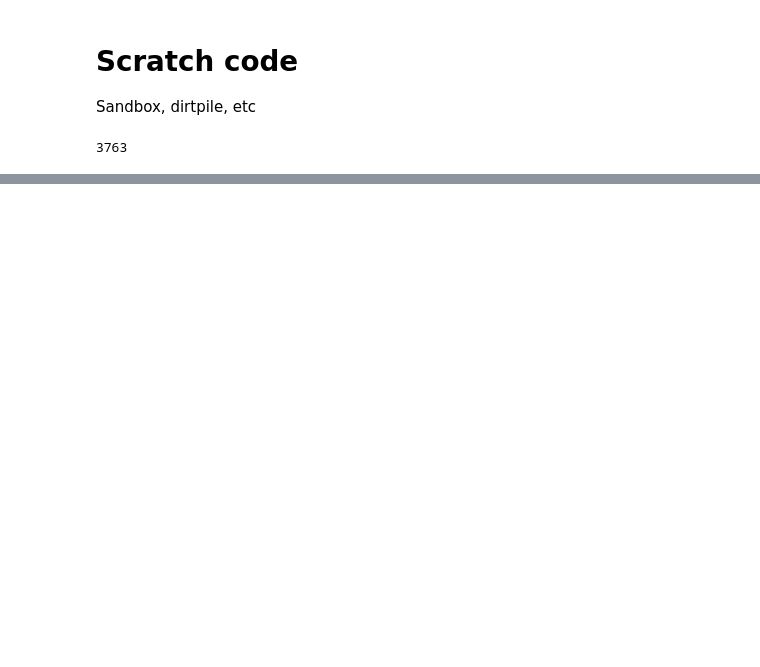
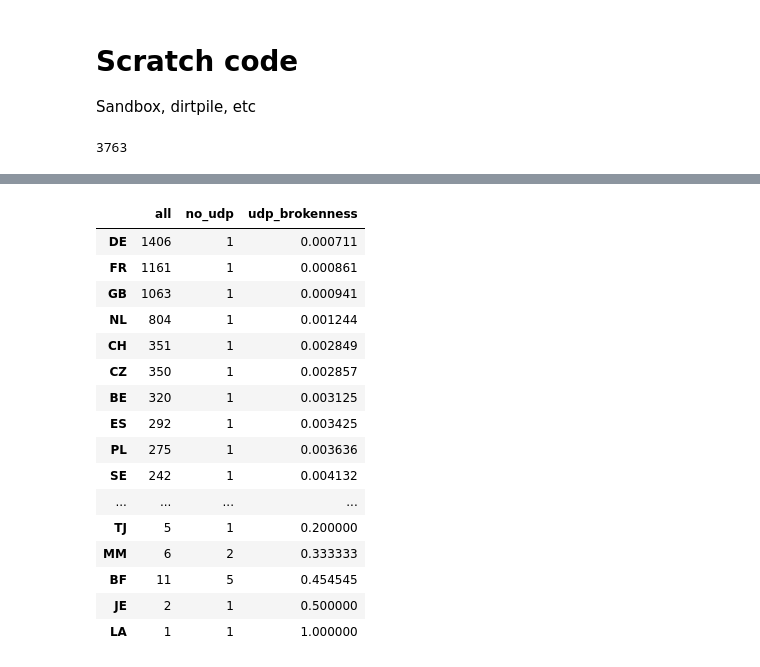
Before and after one commit to mami-project/udpdiff, a Jupyter notebook: atlas_probe_conn_Jan16/probe_udp_traceconn.ipynb, the cells around one changed output, grey strips where cells are left out. Saved outputs shown, nothing was run; the diff lists cells and outputs as text; code cells hidden in the pictures; blank space fills up the shorter version.

```diff
--- a/atlas_probe_conn_Jan16/probe_udp_traceconn.ipynb
+++ b/atlas_probe_conn_Jan16/probe_udp_traceconn.ipynb
@@ -299,0 +558,20 @@ plot_ecdf(tcsdf[np.logical_not(tcsdf['reached'])]['hop'])
+# %%
+cc_probe_count.sort("udp_brokenness")
+# %% [output]
+|  | all | no_udp | udp_brokenness |
+| DE | 1406 | 1 | 0.000711 |
+| FR | 1161 | 1 | 0.000861 |
+| GB | 1063 | 1 | 0.000941 |
+| NL | 804 | 1 | 0.001244 |
+| CH | 351 | 1 | 0.002849 |
+| CZ | 350 | 1 | 0.002857 |
+| BE | 320 | 1 | 0.003125 |
+| ES | 292 | 1 | 0.003425 |
+| PL | 275 | 1 | 0.003636 |
+| SE | 242 | 1 | 0.004132 |
+| ... | ... | ... | ... |
+| TJ | 5 | 1 | 0.200000 |
+| MM | 6 | 2 | 0.333333 |
+| BF | 11 | 5 | 0.454545 |
+| JE | 2 | 1 | 0.500000 |
+| LA | 1 | 1 | 1.000000 |
```
Also changed, not shown: parts of 22 cells of this notebook, 5 other files.
